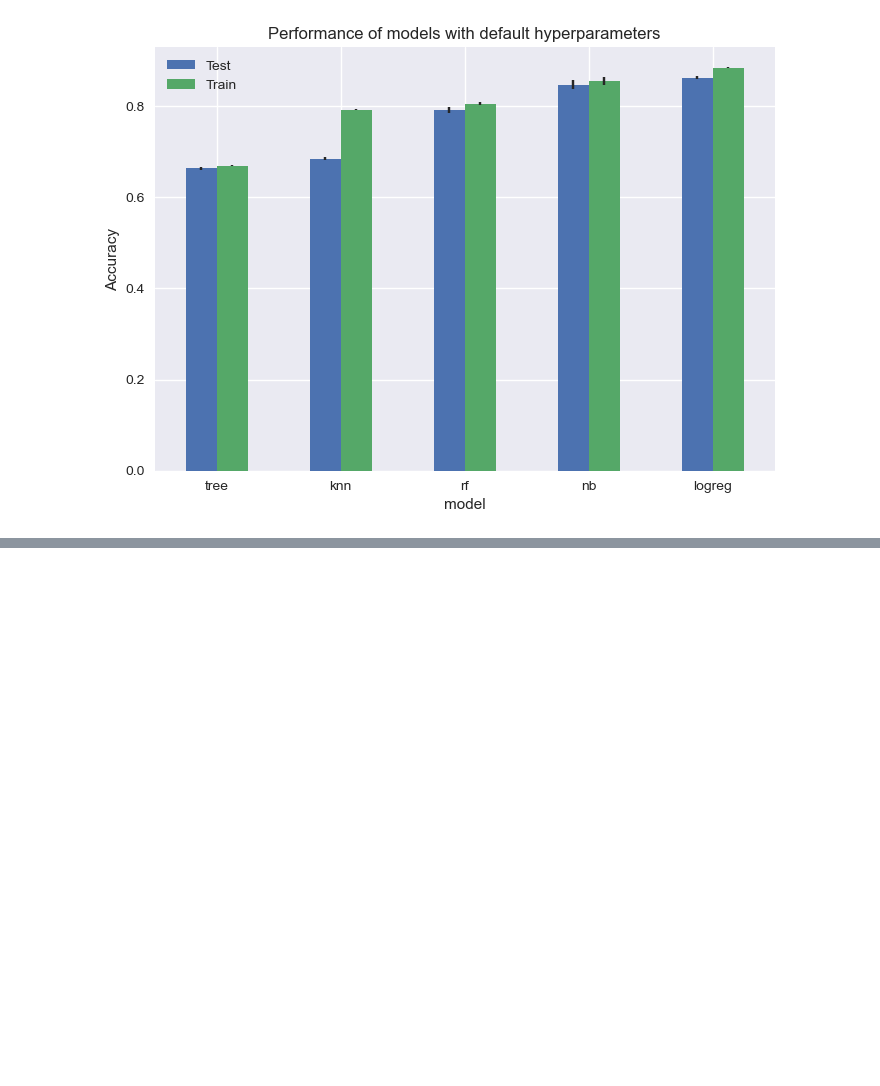
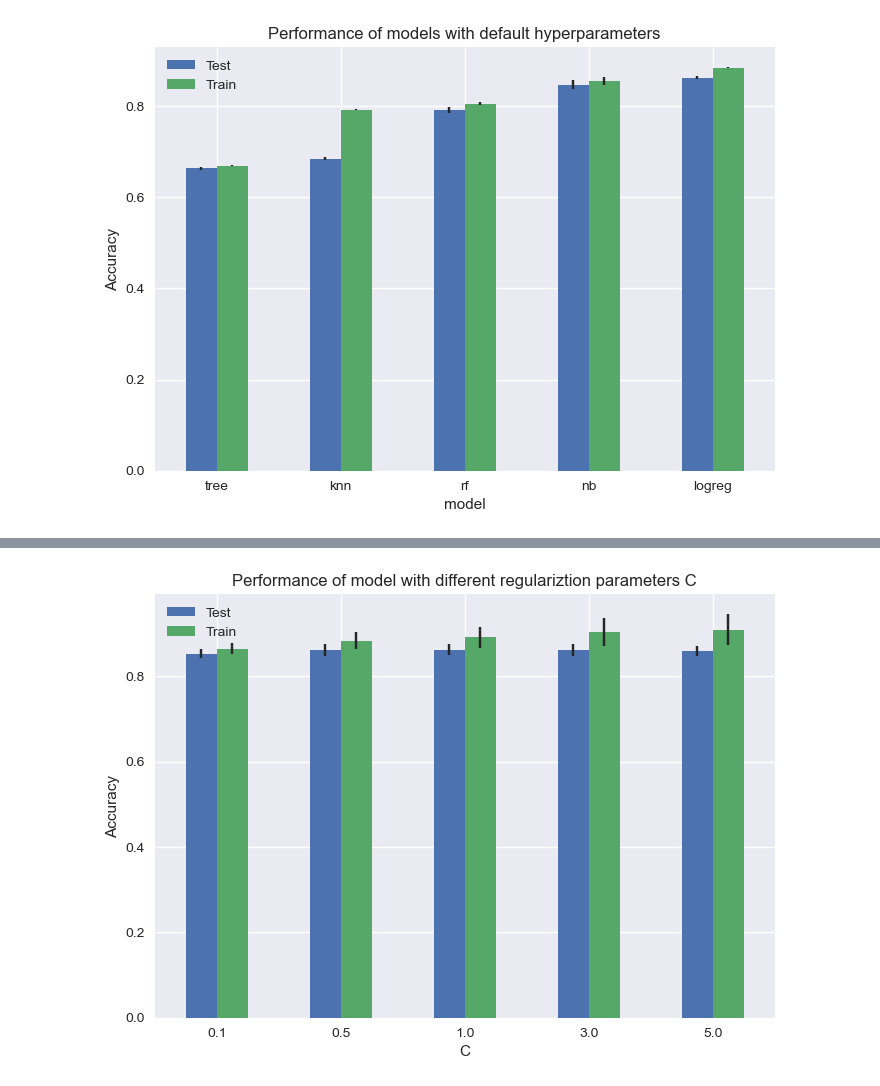
Before and after one commit to ilyamil/movie_reviews_classification, a Jupyter notebook: notebooks/model_baseline.ipynb, the cells around one changed output, grey strips where cells are left out. Saved outputs shown, nothing was run; the diff lists cells and outputs as text; code cells hidden in the pictures; blank space fills up the shorter version.

```diff
--- a/notebooks/model_baseline.ipynb
+++ b/notebooks/model_baseline.ipynb
@@ -183,9 +224,0 @@ TruncatedSVD(n_components=100)
-# %%
-pipe = Pipeline([
-    ('tf-idf', TfidfVectorizer(use_idf=False, max_features=500)),
-    ('logreg', LogisticRegression(max_iter=1000))
-])
-pipe.fit(X_train, y_train)
-pipe_prediction = pipe.predict(X_val)
-pipe_report = classification_report(y_val, pipe_prediction)
-print(pipe_report)
@@ -218,0 +322,32 @@ scores = cross_val_score(pipe_svc, X_train[:5000], y_train[:5000], cv=5, verbose
+# %%
+accuracy_by_c = (
+    logreg_gs_df
+    .groupby('C')
+    .agg({
+        'mean_test_score': ['mean', 'std'],
+        'mean_train_score': ['mean', 'std']
+    })
+)
+accuracy_by_c_mean = accuracy_by_c[[
+    ('mean_test_score', 'mean'),
+    ('mean_train_score', 'mean')
+]].droplevel(1, axis=1)
+accuracy_by_c_std = accuracy_by_c[[
+    ('mean_test_score', 'std'),
+    ('mean_train_score', 'std')
+]].droplevel(1, axis=1)
+
+accuracy_by_c_mean.plot(
+    kind='bar',
+    ylabel='Accuracy',
+    title='Performance of model with different regulariztion parameters C',
+    yerr=[
+        accuracy_by_c_std['mean_test_score'],
+        accuracy_by_c_std['mean_train_score']
+    ]
+)
+plt.legend(labels=['Test', 'Train'], loc='best')
+plt.xticks(rotation=0)
+plt.show()
+# %% [output]
+[figure, added]
```
Also changed, not shown: parts of 34 cells of this notebook, 12 other files.
